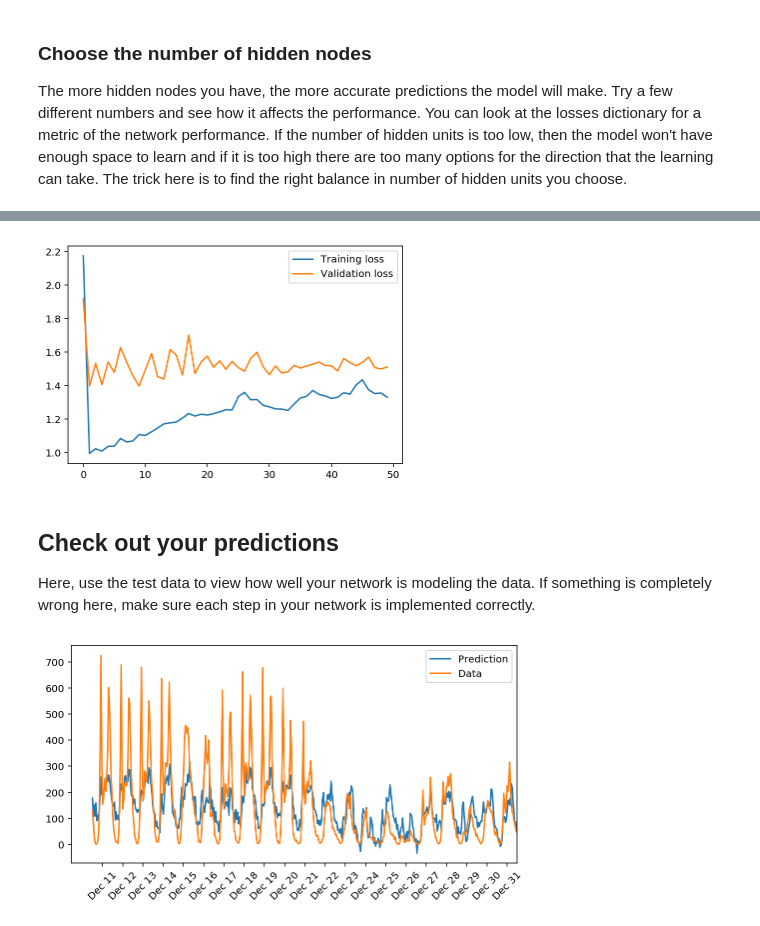
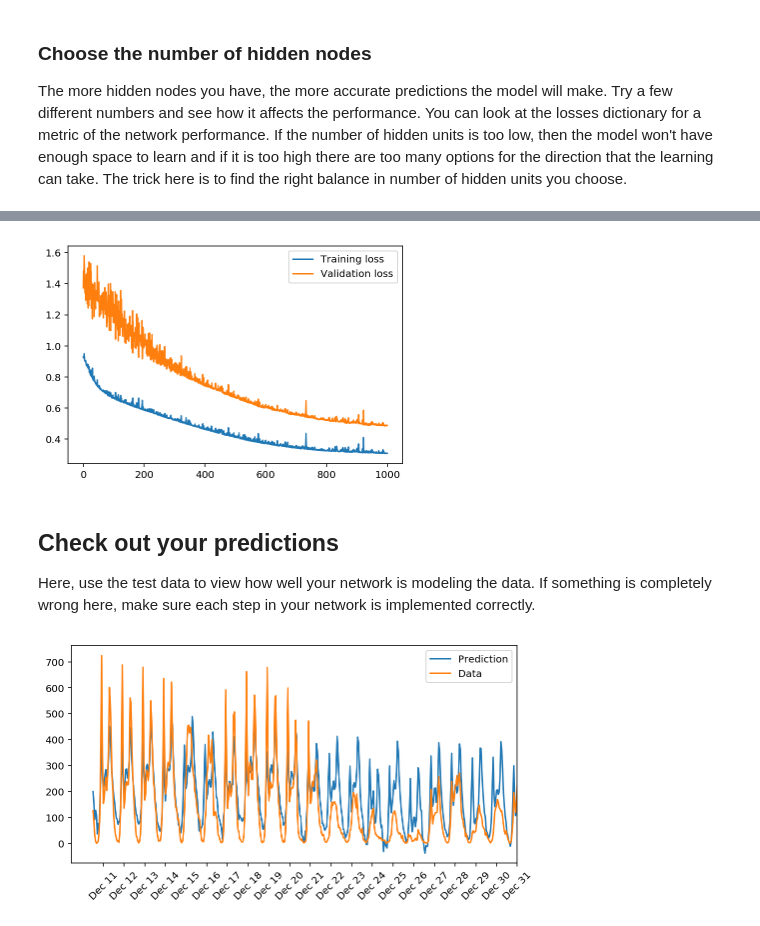
Before and after one commit to fingorn/deep-learning, a Jupyter notebook: first-neural-network/Your_first_neural_network.ipynb, the cells around one changed output, grey strips where cells are left out. Saved outputs shown, nothing was run; the diff lists cells and outputs as text; code cells hidden in the pictures.

Commit message:
Fixed backpropagation error

```diff
--- a/first-neural-network/Your_first_neural_network.ipynb
+++ b/first-neural-network/Your_first_neural_network.ipynb
@@ -162,14 +172,18 @@ class NeuralNetwork(object):
             # TODO: Hidden layer - Replace these values with your calculations.
 
             #Explicitly set the input matrix shape
-            X = np.reshape(X,(len(X),1))
-            y = np.reshape(y,(len(y),1))
+#             print("X shape:{}, y shape:{}".format(X.shape, y.shape))
+            X = np.reshape(X,[1,len(X)])
+            y = np.reshape(y,[1,len(y)])
 
-            hidden_inputs = np.matmul(self.weights_input_to_hidden.T,X) # signals into hidden layer
+#             print("weights input to hidden shape:{}".format(self.weights_input_to_hidden.shape))
+#             print("weights hidden to output shape:{}".format(self.weights_hidden_to_output.shape))
+
+            hidden_inputs = np.matmul(X,self.weights_input_to_hidden) # signals into hidden layer
             hidden_outputs = self.activation_function(hidden_inputs) # signals from hidden layer
-
+#             print("Hidden outputs shape:{}".format(hidden_outputs.shape))
             # TODO: Output layer - Replace these values with your calculations.
-            final_inputs = np.matmul(self.weights_hidden_to_output.T, hidden_outputs) # signals into final output layer
+            final_inputs = np.matmul(hidden_outputs,self.weights_hidden_to_output) # signals into final output layer
             final_outputs = final_inputs # signals from final output layer # (1,1)
 
 
@@ -179,17 +193,24 @@ class NeuralNetwork(object):
             # TODO: Output error - Replace this value with your calculations.
             error = y - final_outputs # Output layer error is the difference between desired target and actual output.
 
+            output_error_term = error * 1 # f'(x) = 1
+
+            # Weight step (hidden to output)
+            delta_weights_h_o += np.matmul(output_error_term,hidden_outputs).T
+
+
             # TODO: Calculate the hidden layer's contribution to the error
-            hidden_error = error * self.weights_hidden_to_output
+            hidden_error = error * self.weights_hidden_to_output.T
+#             print("Hidden error shape: {}".format(hidden_error.shape))
 
             # TODO: Backpropagated error terms - Replace these values with your calculations.
-            output_error_term = error * 1 # f'(x) = 1
+
             hidden_error_term = hidden_error * hidden_outputs * ( 1 - hidden_outputs)
+#             print("Hidden error term shape:{}".format(hidden_error_term.shape))
 
             # Weight step (input to hidden)
-            delta_weights_i_h += np.matmul(X,hidden_error_term.T)
-            # Weight step (hidden to output)
-            delta_weights_h_o += np.matmul(hidden_outputs, output_error_term)
+            delta_weights_i_h += np.matmul(X.T,hidden_error_term)
+
 
         # TODO: Update the weights - Replace these values with your calculations.
         self.weights_hidden_to_output += self.lr * delta_weights_h_o / n_records # update hidden-to-output weights with gradient descent step
@@ -205,11 +226,11 @@ class NeuralNetwork(object):
 
         #### Implement the forward pass here ####
         # TODO: Hidden layer - replace these values with the appropriate calculations.
-        hidden_inputs = np.matmul(self.weights_input_to_hidden.T, features.T) # signals into hidden layer
+        hidden_inputs = np.matmul(features,self.weights_input_to_hidden) # signals into hidden layer
         hidden_outputs = self.activation_function(hidden_inputs) # signals from hidden layer
 
         # TODO: Output layer - Replace these values with the appropriate calculations.
-        final_inputs = np.matmul(self.weights_hidden_to_output.T, hidden_outputs) # signals into final output layer
+        final_inputs = np.matmul(hidden_outputs,self.weights_hidden_to_output) # signals into final output layer
         final_outputs = final_inputs # signals from final output layer
 
         return final_outputs
@@ -305,9 +326,9 @@ The more hidden nodes you have, the more accurate predictions the model will mak
 import sys
 
 ### Set the hyperparameters here ###
-iterations = 50
-learning_rate = 1
-hidden_nodes = 6
+iterations = 1000
+learning_rate = 0.1
+hidden_nodes = 50
 output_nodes = 1
 
 N_i = train_features.shape[1]
@@ -318,7 +339,7 @@ for ii in range(iterations):
     # Go through a random batch of 128 records from the training data set
     batch = np.random.choice(train_features.index, size=128)
     X, y = train_features.ix[batch].values, train_targets.ix[batch]['cnt']
-
+#     print(" Training : X shape:{}, y shape:{}".format(X.shape, y.shape))
     network.train(X, y)
 
     # Printing out the training progress
@@ -339,7 +360,7 @@ plt.plot(losses['validation'], label='Validation loss')
 plt.legend()
 _ = plt.ylim()
 # %% [output]
-[figure, old version]
+[figure, new version]
 # %% [markdown]
 ## Check out your predictions
 
@@ -347,16 +368,16 @@ Here, use the test data to view how well your network is modeling the data. If s
 # %%
 fig, ax = plt.subplots(figsize=(8,4))
 
 mean, std = scaled_features['cnt']
 predictions = network.run(test_features).T*std + mean
-ax.plot(predictions, label='Prediction')
+ax.plot(predictions[0], label='Prediction')
 ax.plot((test_targets['cnt']*std + mean).values, label='Data')
 ax.set_xlim(right=len(predictions))
 ax.legend()
 
 dates = pd.to_datetime(rides.ix[test_data.index]['dteday'])
 dates = dates.apply(lambda d: d.strftime('%b %d'))
 ax.set_xticks(np.arange(len(dates))[12::24])
 _ = ax.set_xticklabels(dates[12::24], rotation=45)
 # %% [output]
-[figure, old version]
+[figure, new version]
```
Also changed, not shown: parts of 6 cells of this notebook.
